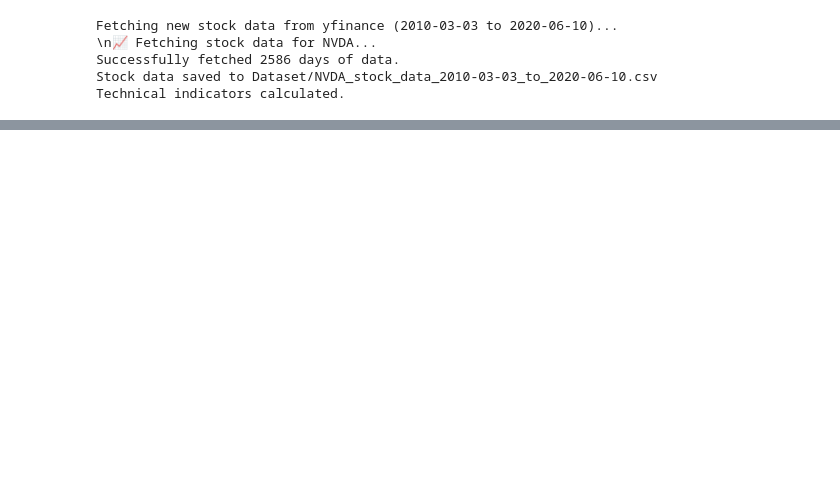
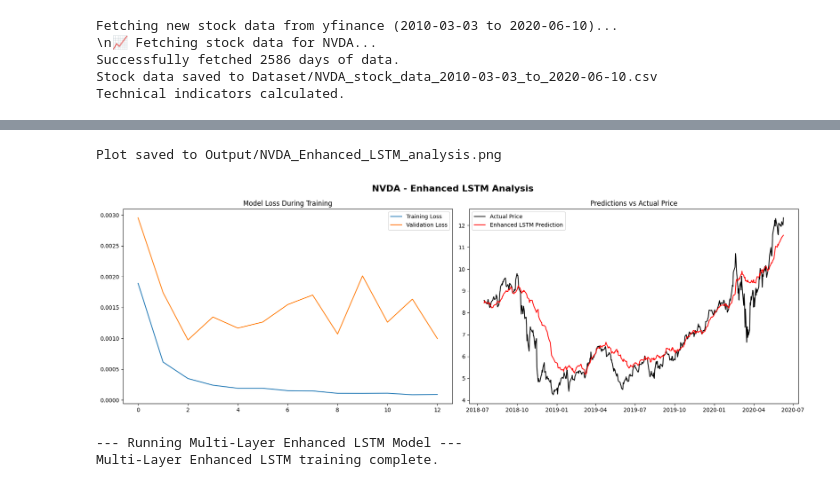
Before and after one commit to SandyCompetent/stock_market_analysis, a Jupyter notebook: main_analysis.ipynb, the cells around one changed output, grey strips where cells are left out. Cells and saved outputs as stored; diff of their text form; code cells hidden in the pictures; blank space fills up the shorter version.

```diff
--- a/main_analysis.ipynb
+++ b/main_analysis.ipynb
@@ -383,0 +191,22 @@ Directional_Accuracy : Multi-Layer Enhanced LSTM (Score: 53.4591)
+# %%
+enh_preds = enhanced_model.predict(X_test_enh, verbose=0)
+close_scaler_enh = MinMaxScaler().fit(enhanced_full_data[['Close']])
+y_test_enh_scaled = close_scaler_enh.inverse_transform(y_test_enh.reshape(-1, 1))
+enh_preds_scaled = close_scaler_enh.inverse_transform(enh_preds)
+enhanced_metrics = ut.calculate_metrics(y_test_enh_scaled, enh_preds_scaled, 'Enhanced LSTM')
+test_dates_enh = enhanced_full_data.index[-len(y_test_enh_scaled):]
+ut.plot_model_results(enhanced_history, y_test_enh_scaled, enh_preds_scaled, test_dates_enh, cfg.STOCK_SYMBOL, 'Enhanced LSTM')
+# %% [output]
+Plot saved to Output/NVDA_Enhanced_LSTM_analysis.png
+[figure, added]
+# %%
+print("\n--- Running Multi-Layer Enhanced LSTM Model ---")
+multi_enhanced_model = mdl.build_multi_layer_lstm((X_train_enh.shape[1], X_train_enh.shape[2]))
+multi_enhanced_history = multi_enhanced_model.fit(
+    X_train_enh, y_train_enh, epochs=cfg.EPOCHS, batch_size=cfg.BATCH_SIZE,
+    validation_split=0.2, callbacks=[reduce_lr, early_stopping], verbose=0
+)
+print("Multi-Layer Enhanced LSTM training complete.")
+# %% [output]
+--- Running Multi-Layer Enhanced LSTM Model ---
+Multi-Layer Enhanced LSTM training complete.
```
Also changed, not shown: parts of 45 cells of this notebook, 7 other files.
